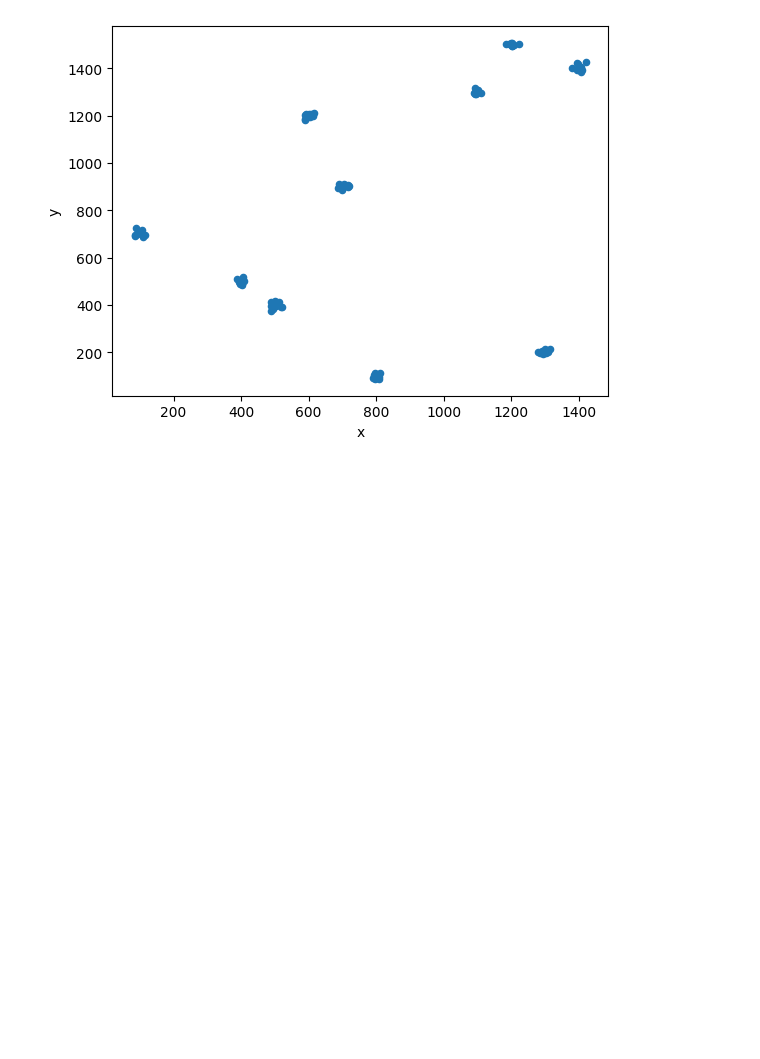
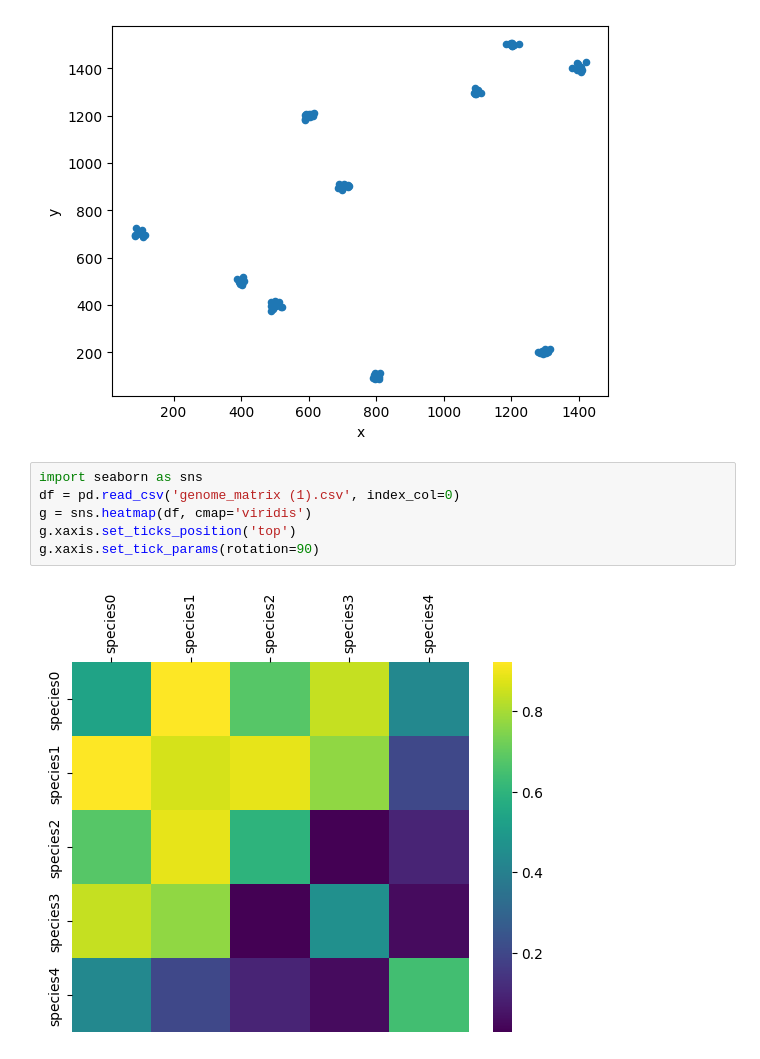
Before and after one commit to EraCat/hse_cbab2025_hw, a Jupyter notebook: src/stepik_ds_ml/lesson_2.ipynb, the cells around one changed output. Drawn from its saved outputs; the diff is of its cells as text; blank space fills up the shorter version.

```diff
--- a/src/stepik_ds_ml/lesson_2.ipynb
+++ b/src/stepik_ds_ml/lesson_2.ipynb
@@ -6,3 +6,11 @@ df.plot.scatter(x = 'x', y = 'y')
 # %% [output]
 <Axes: xlabel='x', ylabel='y'>
 [figure]
+# %%
+import seaborn as sns
+df = pd.read_csv('genome_matrix (1).csv', index_col=0)
+g = sns.heatmap(df, cmap='viridis')
+g.xaxis.set_ticks_position('top')
+g.xaxis.set_tick_params(rotation=90)
+# %% [output]
+[figure, added]
```
Also changed, not shown: parts of 2 cells of this notebook, 26 other files.
